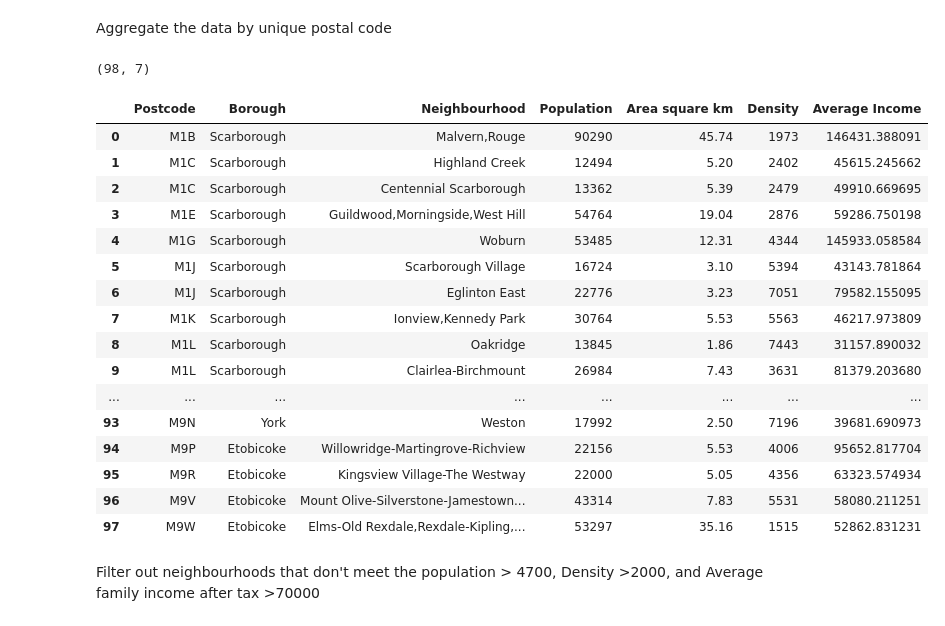
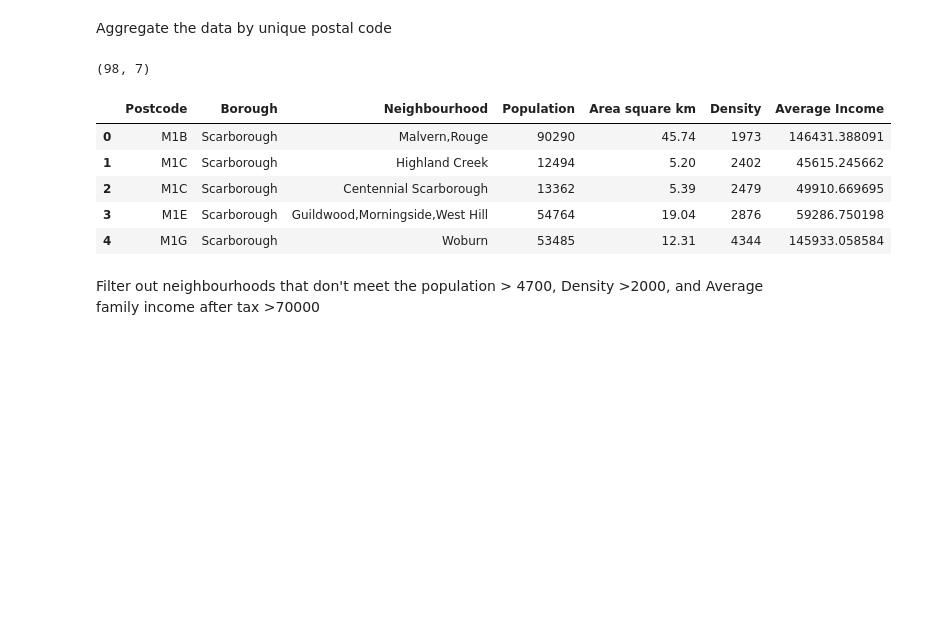
Before and after one commit to henru98/Coursera_Capstone, a Jupyter notebook: TorontoRestaurantLocation.ipynb, the cells around one changed output. Cells and saved outputs as stored; diff of their text form; code cells hidden in the pictures; blank space fills up the shorter version.

```diff
--- a/TorontoRestaurantLocation.ipynb
+++ b/TorontoRestaurantLocation.ipynb
@@ -378,39 +356,28 @@ Aggregate the data by unique postal code
 # %%
 aggregations = {
 
     'Neighbourhood': lambda x: ','.join(x),
     'Population':'sum',
     'Area square km':'sum',
     'Density':'mean',
     'Average Income':'mean'
 }
 columns2=['Postcode', 'Borough', 'Neighbourhood','Population','Density','Area square km','Average Income']
 dfD2=dfDC[columns2].groupby(['Postcode','Borough']).agg(aggregations).reset_index()
 
 #recalculate Population Density for aggregated data
 dfD2['Density']=(dfD2['Population']/dfD2['Area square km']).astype(int)
 
 print(dfD2.shape)
-dfD2
+dfD2.head()
 # %% [output]
 (98, 7)
 |  | Postcode | Borough | Neighbourhood | Population | Area square km | Density | Average Income |
 | 0 | M1B | Scarborough | Malvern,Rouge | 90290 | 45.74 | 1973 | 146431.388091 |
 | 1 | M1C | Scarborough | Highland Creek | 12494 | 5.20 | 2402 | 45615.245662 |
 | 2 | M1C | Scarborough | Centennial Scarborough | 13362 | 5.39 | 2479 | 49910.669695 |
 | 3 | M1E | Scarborough | Guildwood,Morningside,West Hill | 54764 | 19.04 | 2876 | 59286.750198 |
 | 4 | M1G | Scarborough | Woburn | 53485 | 12.31 | 4344 | 145933.058584 |
-| 5 | M1J | Scarborough | Scarborough Village | 16724 | 3.10 | 5394 | 43143.781864 |
-| 6 | M1J | Scarborough | Eglinton East | 22776 | 3.23 | 7051 | 79582.155095 |
-| 7 | M1K | Scarborough | Ionview,Kennedy Park | 30764 | 5.53 | 5563 | 46217.973809 |
-| 8 | M1L | Scarborough | Oakridge | 13845 | 1.86 | 7443 | 31157.890032 |
-| 9 | M1L | Scarborough | Clairlea-Birchmount | 26984 | 7.43 | 3631 | 81379.203680 |
-| ... | ... | ... | ... | ... | ... | ... | ... |
-| 93 | M9N | York | Weston | 17992 | 2.50 | 7196 | 39681.690973 |
-| 94 | M9P | Etobicoke | Willowridge-Martingrove-Richview | 22156 | 5.53 | 4006 | 95652.817704 |
-| 95 | M9R | Etobicoke | Kingsview Village-The Westway | 22000 | 5.05 | 4356 | 63323.574934 |
-| 96 | M9V | Etobicoke | Mount Olive-Silverstone-Jamestown... | 43314 | 7.83 | 5531 | 58080.211251 |
-| 97 | M9W | Etobicoke | Elms-Old Rexdale,Rexdale-Kipling,... | 53297 | 35.16 | 1515 | 52862.831231 |
 # %% [markdown]
 Filter out neighbourhoods that don't meet the population > 4700, Density >2000, and Average family income after tax >70000
 # %%
```
Also changed, not shown: parts of 24 cells of this notebook.
